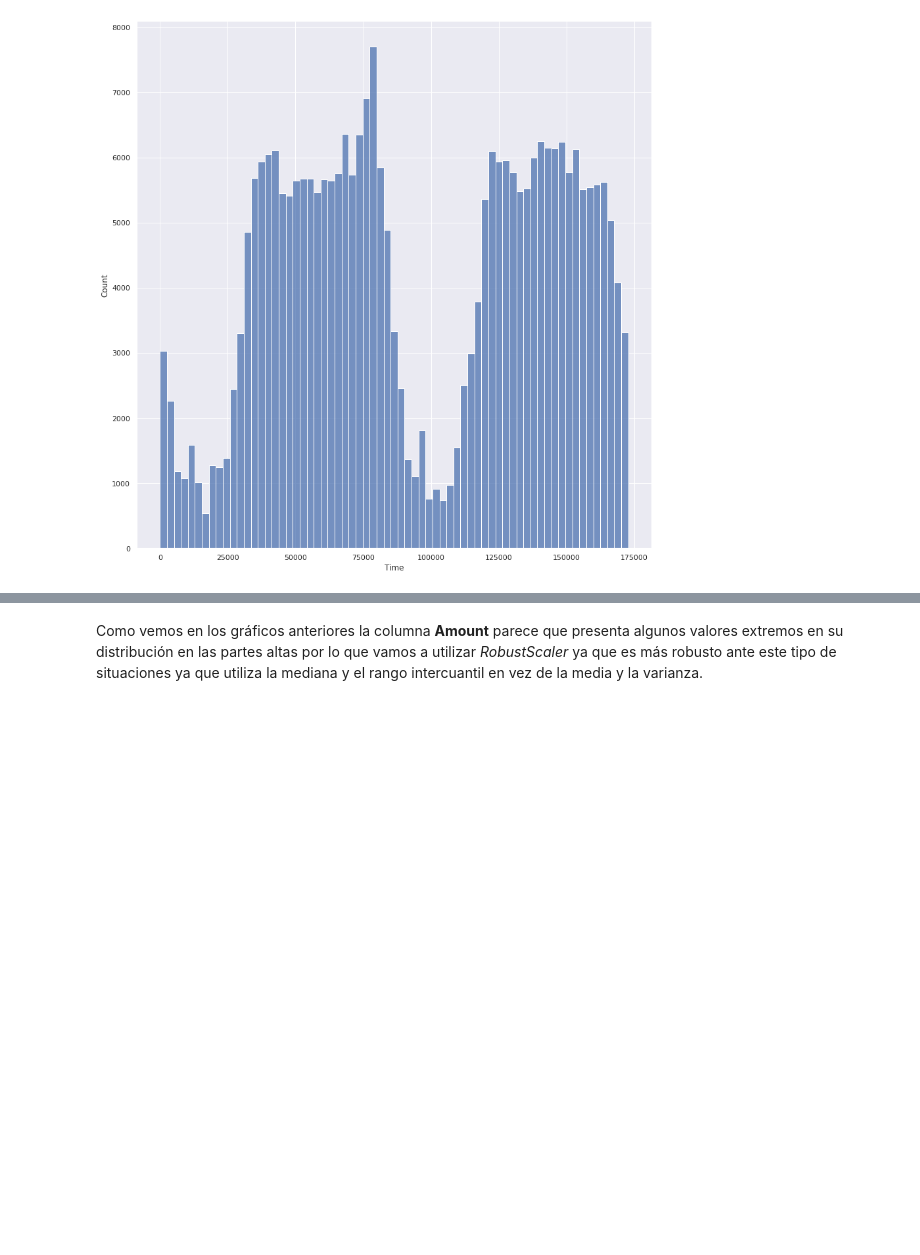
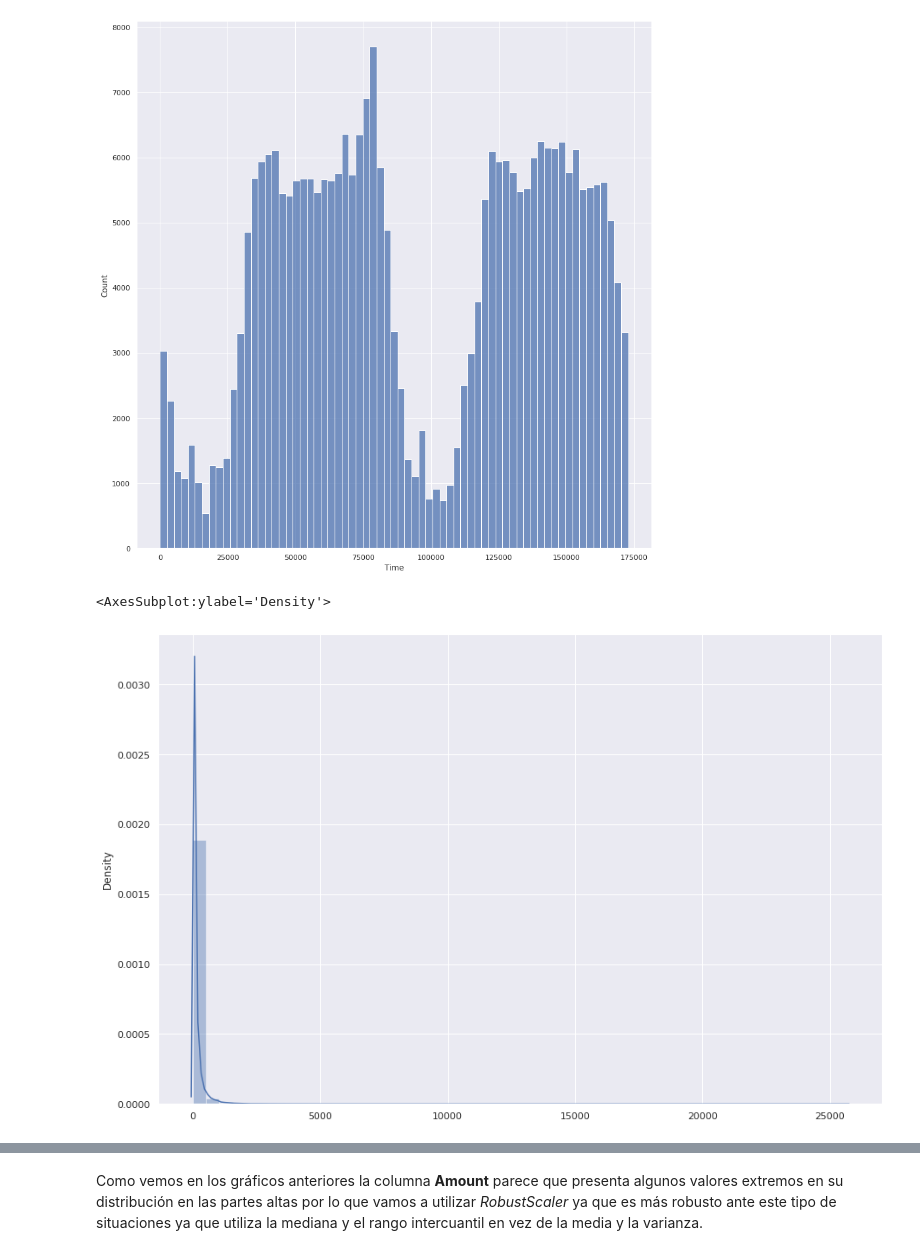
Before and after one commit to anbarquer/abarqueroc-tfm-uoc, a Jupyter notebook: data-analysis.ipynb, the cells around one changed output, grey strips where cells are left out. Drawn from its saved outputs; the diff is of its cells as text; code cells hidden in the pictures; blank space fills up the shorter version.

```diff
--- a/data-analysis.ipynb
+++ b/data-analysis.ipynb
@@ -95,3 +111,12 @@ sns.displot(x=df['Time'], height=12)
 # %% [output]
 <seaborn.axisgrid.FacetGrid at 0x...>
 [figure]
+# %%
+
+sns.set(rc={
+    'figure.figsize': (15, 10)
+})
+sns.distplot(x=df['Amount'])
+# %% [output]
+<AxesSubplot:ylabel='Density'>
+[figure, added]
```
Also changed, not shown: parts of 57 cells of this notebook.
